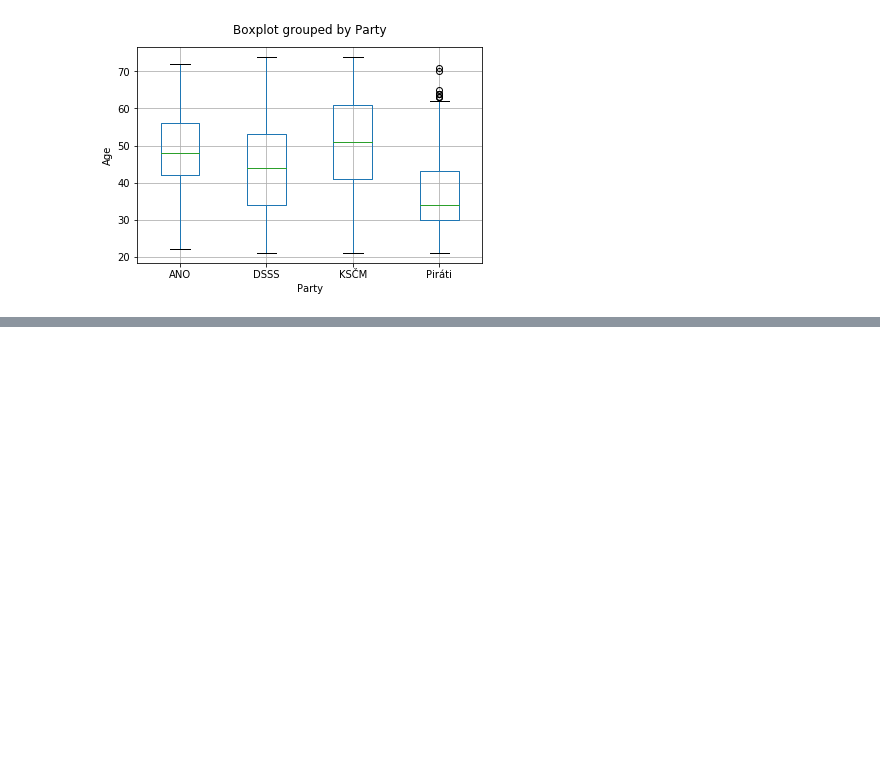
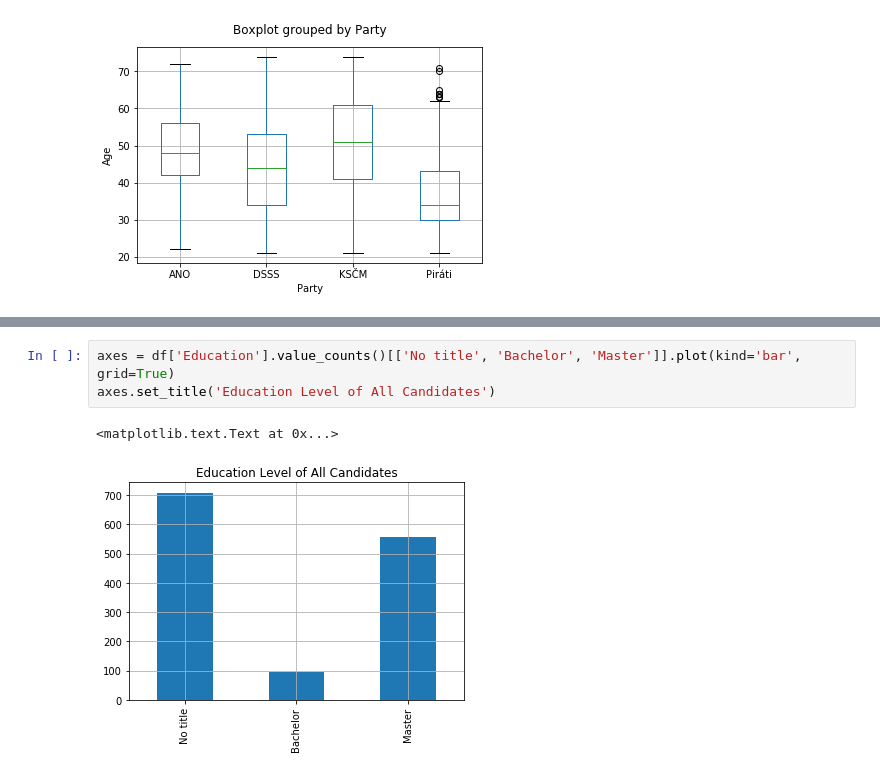
Before and after one commit to podondra/data-preprocessing, a Jupyter notebook: hw1/election-candidates.ipynb, the cells around one changed output, grey strips where cells are left out. Cells and saved outputs as stored; diff of their text form; blank space fills up the shorter version.

```diff
--- a/hw1/election-candidates.ipynb
+++ b/hw1/election-candidates.ipynb
@@ -100,0 +183,6 @@ Your visualisation should answer at least these questions:
+# %%
+axes = df['Education'].value_counts()[['No title', 'Bachelor', 'Master']].plot(kind='bar', grid=True)
+axes.set_title('Education Level of All Candidates')
+# %% [output]
+<matplotlib.text.Text at 0x...>
+[figure, added]
```
Also changed, not shown: parts of 7 cells of this notebook.
